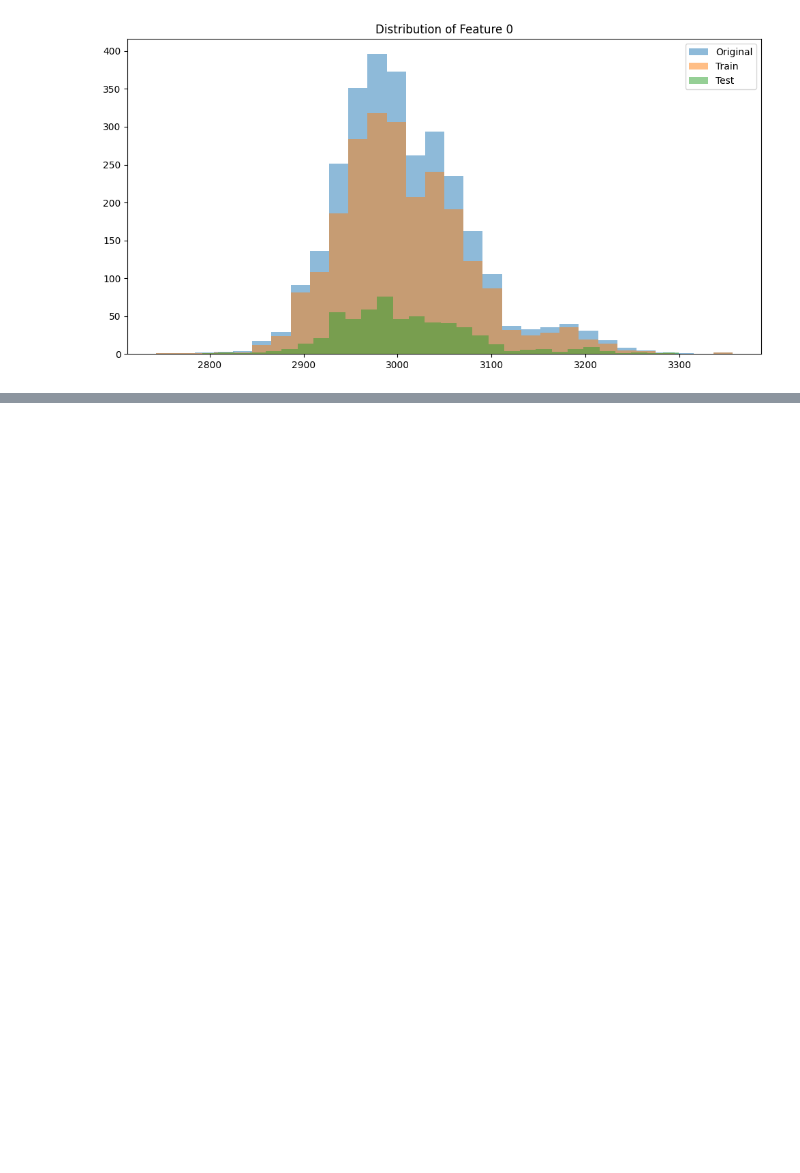
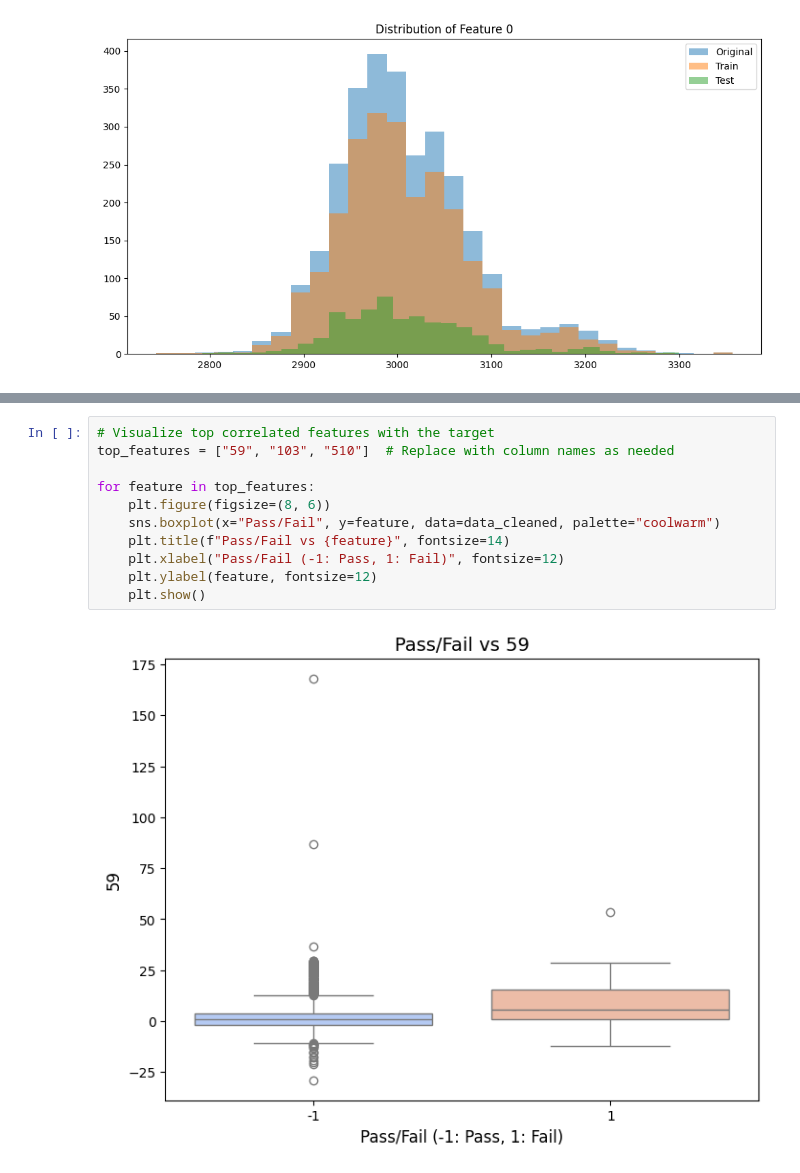
Before and after one commit to ShafinMz08/Semiconductor-Yield-Prediction-Model, a Jupyter notebook: SYPM.ipynb, the cells around one changed output, grey strips where cells are left out. Saved outputs shown, nothing was run; the diff lists cells and outputs as text; blank space fills up the shorter version.

```diff
--- a/SYPM.ipynb
+++ b/SYPM.ipynb
@@ -382,0 +454,13 @@ max      0.079900    0.028600  737.304800
+# %%
+# Visualize top correlated features with the target
+top_features = ["59", "103", "510"]  # Replace with column names as needed
+
+for feature in top_features:
+    plt.figure(figsize=(8, 6))
+    sns.boxplot(x="Pass/Fail", y=feature, data=data_cleaned, palette="coolwarm")
+    plt.title(f"Pass/Fail vs {feature}", fontsize=14)
+    plt.xlabel("Pass/Fail (-1: Pass, 1: Fail)", fontsize=12)
+    plt.ylabel(feature, fontsize=12)
+    plt.show()
+# %% [output]
+[figure, added]
```
Also changed, not shown: parts of 29 cells of this notebook.
